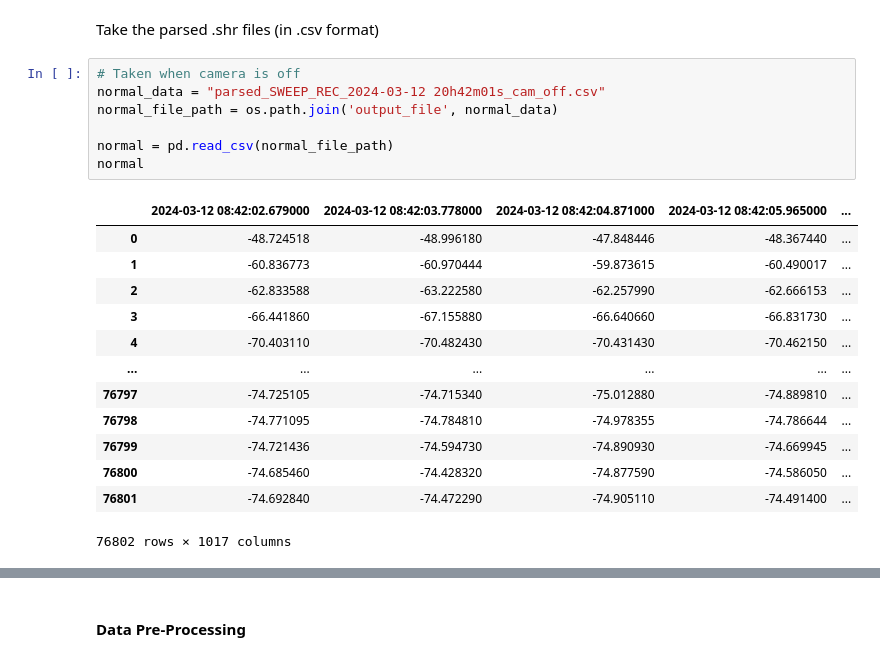
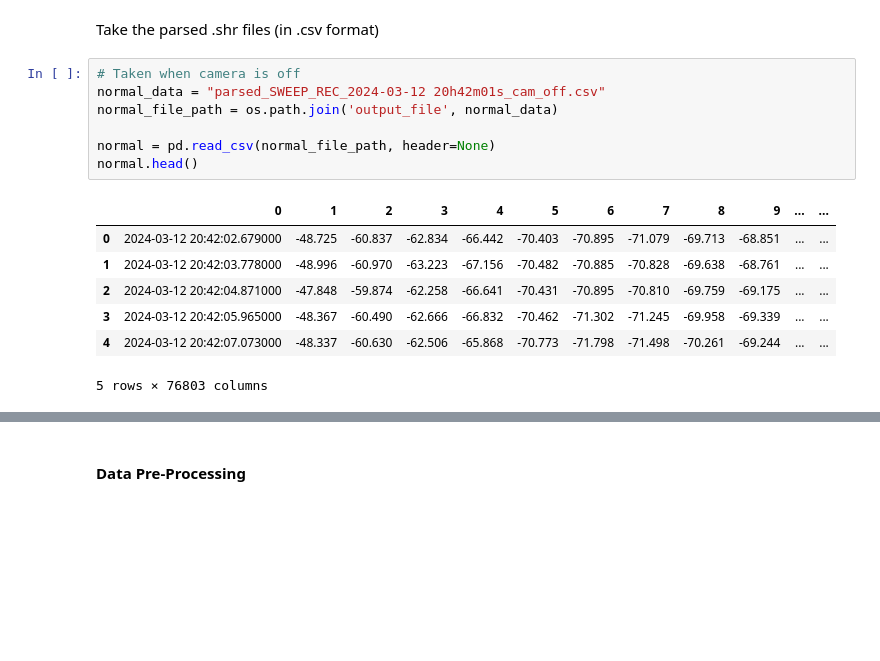
Before and after one commit to theorizchy/rf_anomaly_detection, a Jupyter notebook: model_training.ipynb, the cells around one changed output, grey strips where cells are left out. Cells and saved outputs as stored; diff of their text form; blank space fills up the shorter version.

```diff
--- a/model_training.ipynb
+++ b/model_training.ipynb
@@ -18,23 +18,17 @@ Take the parsed .shr files (in .csv format)
 # %%
 # Taken when camera is off
 normal_data = "parsed_SWEEP_REC_2024-03-12 20h42m01s_cam_off.csv"
 normal_file_path = os.path.join('output_file', normal_data)
 
-normal = pd.read_csv(normal_file_path)
-normal
+normal = pd.read_csv(normal_file_path, header=None)
+normal.head()
 # %% [output]
-|  | 2024-03-12 08:42:02.679000 | 2024-03-12 08:42:03.778000 | 2024-03-12 08:42:04.871000 | 2024-03-12 08:42:05.965000 | ... |
-| 0 | -48.724518 | -48.996180 | -47.848446 | -48.367440 | ... |
-| 1 | -60.836773 | -60.970444 | -59.873615 | -60.490017 | ... |
-| 2 | -62.833588 | -63.222580 | -62.257990 | -62.666153 | ... |
-| 3 | -66.441860 | -67.155880 | -66.640660 | -66.831730 | ... |
-| 4 | -70.403110 | -70.482430 | -70.431430 | -70.462150 | ... |
-| ... | ... | ... | ... | ... | ... |
-| 76797 | -74.725105 | -74.715340 | -75.012880 | -74.889810 | ... |
-| 76798 | -74.771095 | -74.784810 | -74.978355 | -74.786644 | ... |
-| 76799 | -74.721436 | -74.594730 | -74.890930 | -74.669945 | ... |
-| 76800 | -74.685460 | -74.428320 | -74.877590 | -74.586050 | ... |
-| 76801 | -74.692840 | -74.472290 | -74.905110 | -74.491400 | ... |
+|  | 0 | 1 | 2 | 3 | 4 | 5 | 6 | 7 | 8 | 9 | ... | ... |
+| 0 | 2024-03-12 20:42:02.679000 | -48.725 | -60.837 | -62.834 | -66.442 | -70.403 | -70.895 | -71.079 | -69.713 | -68.851 | ... | ... |
+| 1 | 2024-03-12 20:42:03.778000 | -48.996 | -60.970 | -63.223 | -67.156 | -70.482 | -70.885 | -70.828 | -69.638 | -68.761 | ... | ... |
+| 2 | 2024-03-12 20:42:04.871000 | -47.848 | -59.874 | -62.258 | -66.641 | -70.431 | -70.895 | -70.810 | -69.759 | -69.175 | ... | ... |
+| 3 | 2024-03-12 20:42:05.965000 | -48.367 | -60.490 | -62.666 | -66.832 | -70.462 | -71.302 | -71.245 | -69.958 | -69.339 | ... | ... |
+| 4 | 2024-03-12 20:42:07.073000 | -48.337 | -60.630 | -62.506 | -65.868 | -70.773 | -71.798 | -71.498 | -70.261 | -69.244 | ... | ... |
-76802 rows × 1017 columns
+5 rows × 76803 columns
 # %%
 # Taken when camera is on
```
Also changed, not shown: parts of 9 cells of this notebook, 2 other files.
